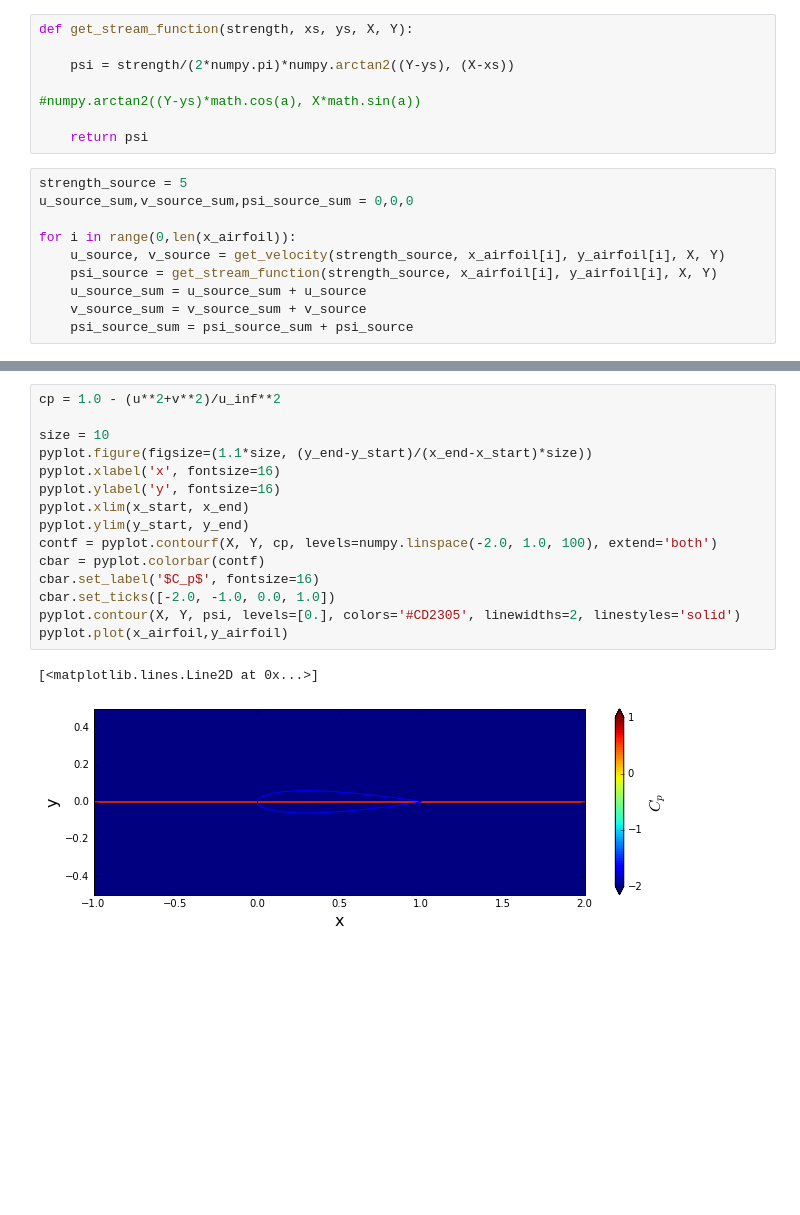
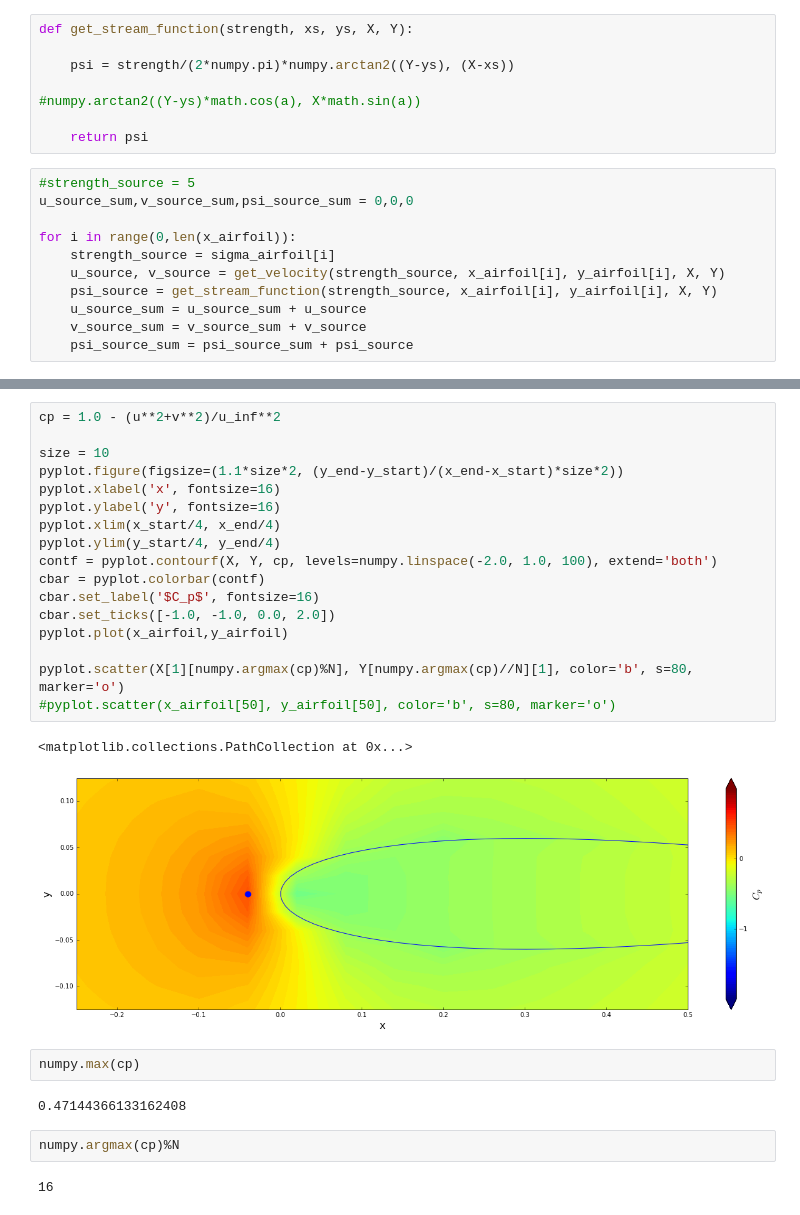
Before and after one commit to zhenyushi/mae6226_workspace, a Jupyter notebook: Assignment.ipynb, the cells around one changed output, grey strips where cells are left out. Cells and saved outputs as stored; diff of their text form; blank space fills up the shorter version.

```diff
--- a/Assignment.ipynb
+++ b/Assignment.ipynb
@@ -40,10 +42,11 @@ def get_stream_function(strength, xs, ys, X, Y):
 
     return psi
 # %%
-strength_source = 5
+#strength_source = 5
 u_source_sum,v_source_sum,psi_source_sum = 0,0,0
 
 for i in range(0,len(x_airfoil)):
+    strength_source = sigma_airfoil[i]
     u_source, v_source = get_velocity(strength_source, x_airfoil[i], y_airfoil[i], X, Y)
     psi_source = get_stream_function(strength_source, x_airfoil[i], y_airfoil[i], X, Y)
     u_source_sum = u_source_sum + u_source
@@ -79,18 +82,28 @@ pyplot.plot(x_airfoil,y_airfoil)
 # %%
 cp = 1.0 - (u**2+v**2)/u_inf**2
 
 size = 10
-pyplot.figure(figsize=(1.1*size, (y_end-y_start)/(x_end-x_start)*size))
+pyplot.figure(figsize=(1.1*size*2, (y_end-y_start)/(x_end-x_start)*size*2))
 pyplot.xlabel('x', fontsize=16)
 pyplot.ylabel('y', fontsize=16)
-pyplot.xlim(x_start, x_end)
-pyplot.ylim(y_start, y_end)
+pyplot.xlim(x_start/4, x_end/4)
+pyplot.ylim(y_start/4, y_end/4)
 contf = pyplot.contourf(X, Y, cp, levels=numpy.linspace(-2.0, 1.0, 100), extend='both')
 cbar = pyplot.colorbar(contf)
 cbar.set_label('$C_p$', fontsize=16)
-cbar.set_ticks([-2.0, -1.0, 0.0, 1.0])
-pyplot.contour(X, Y, psi, levels=[0.], colors='#CD2305', linewidths=2, linestyles='solid')
+cbar.set_ticks([-1.0, -1.0, 0.0, 2.0])
 pyplot.plot(x_airfoil,y_airfoil)
+
+pyplot.scatter(X[1][numpy.argmax(cp)%N], Y[numpy.argmax(cp)//N][1], color='b', s=80, marker='o')
+#pyplot.scatter(x_airfoil[50], y_airfoil[50], color='b', s=80, marker='o')
 # %% [output]
-[<matplotlib.lines.Line2D at 0x...>]
+<matplotlib.collections.PathCollection at 0x...>
-[figure, old version]
+[figure, new version]
+# %%
+numpy.max(cp)
+# %% [output]
+0.47144366133162408
+# %%
+numpy.argmax(cp)%N
+# %% [output]
+16
```
Also changed, not shown: parts of 3 cells of this notebook.
